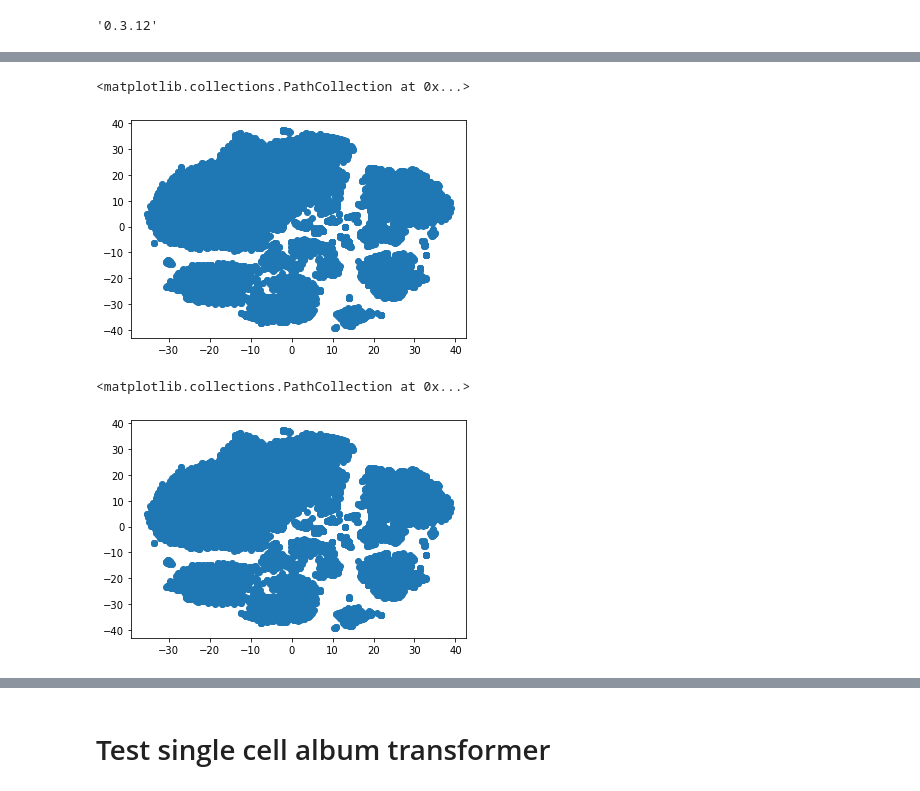
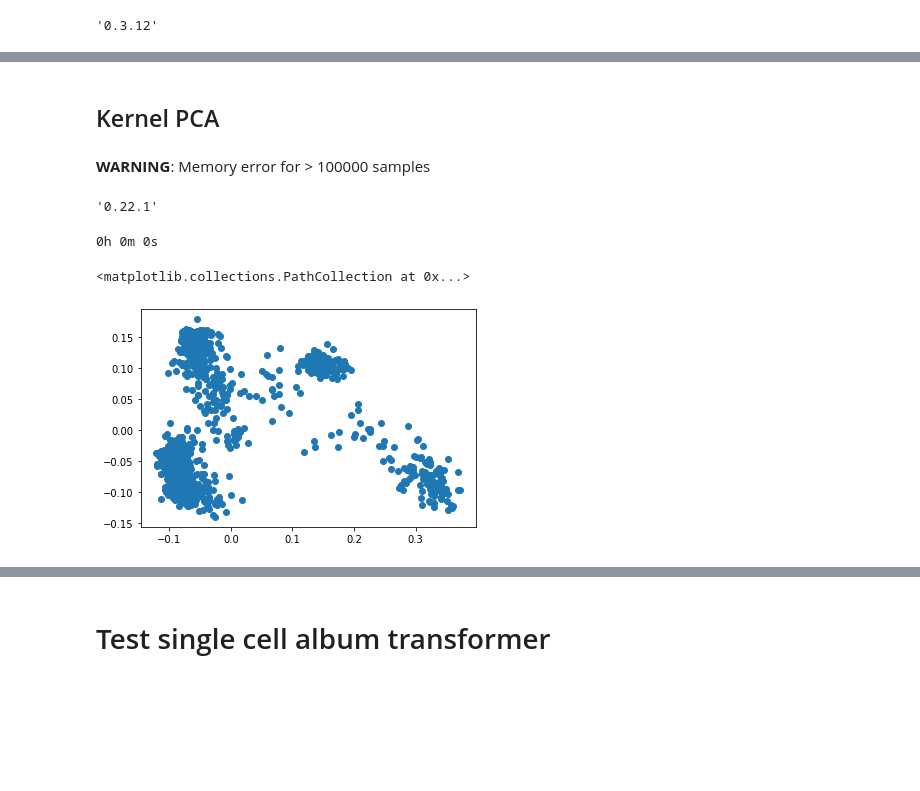
Before and after one commit to mariaxen/butterfly, a Jupyter notebook: notebooks/martin_003_deepinsight-single-cell.ipynb, the cells around one changed output, grey strips where cells are left out. Saved outputs shown, nothing was run; the diff lists cells and outputs as text; code cells hidden in the pictures; blank space fills up the shorter version.

```diff
--- a/notebooks/martin_003_deepinsight-single-cell.ipynb
+++ b/notebooks/martin_003_deepinsight-single-cell.ipynb
@@ -65,0 +107,11 @@ R[write to console]: The following objects are masked from ‘package:base’:
+# %%
+import nalabafcs.automate.run.steps
+import pathlib
+path = pathlib.Path(nb.file("fcs_temp.pickle"))
+if path.exists():
+    print("Loading from temp file")
+    data_fcs = pickle.load(open(path, "rb"))
+else:
+    print("Loading from FCS files")
+    data_fcs = nalabafcs.automate.run.steps.load_fcs(n_jobs=100)
+pickle.dump(data_fcs, open(path, "wb"))
@@ -67,7 +129,7 @@ R[write to console]: The following objects are masked from ‘package:base’:
 # Normalization
 # %%
 preprocessing = sklearn.preprocessing.MinMaxScaler().fit(data_fcs.features)
-data_features = preprocessing.transform(data_fcs.features)
+data_features = preprocessing.transform(data_fcs.features.values.copy(order="C"))
 # %% [markdown]
 # Test embeddings
 # %% [markdown]
@@ -77,3 +139,5 @@ Embedding packages:
 * https://github.com/CannyLab/tsne-cuda
 * https://github.com/lmcinnes/umap
 * https://github.com/eamid/trimap
+# %%
+test_data = data_features
@@ -116,5 +287,22 @@ AttributeError: 'TSNE' object has no attribute 'fit_transform'
+# %% [markdown]
+## Kernel PCA
+# %% [markdown]
+**WARNING**: Memory error for > 100000 samples
+# %%
+import sklearn.decomposition
+sklearn.__version__
+# %% [output]
+'0.22.1'
+# %%
+start = time.time()
+embedding_kp = sklearn.decomposition.KernelPCA(n_components=2, kernel="rbf").fit_transform(test_data[:1000,:])
+duration_kp = time.time() - start
+# %%
+format_duration(duration_kp)
+# %% [output]
+0h 0m 0s
 # %%
-plt.scatter(embedding[:,0], embedding[:,1])
+plt.scatter(embedding_kp[:,0], embedding_kp[:,1])
 # %% [output]
 <matplotlib.collections.PathCollection at 0x...>
-[figure, old version]
+[figure, new version]
@@ -125,5 +308,0 @@ embedding = tsne.fit_transform(data_features)
-# %%
-plt.scatter(embedding[:,0], embedding[:,1])
-# %% [output]
-<matplotlib.collections.PathCollection at 0x...>
-[figure, removed]
```
Also changed, not shown: parts of 92 cells of this notebook, 7 other files.
